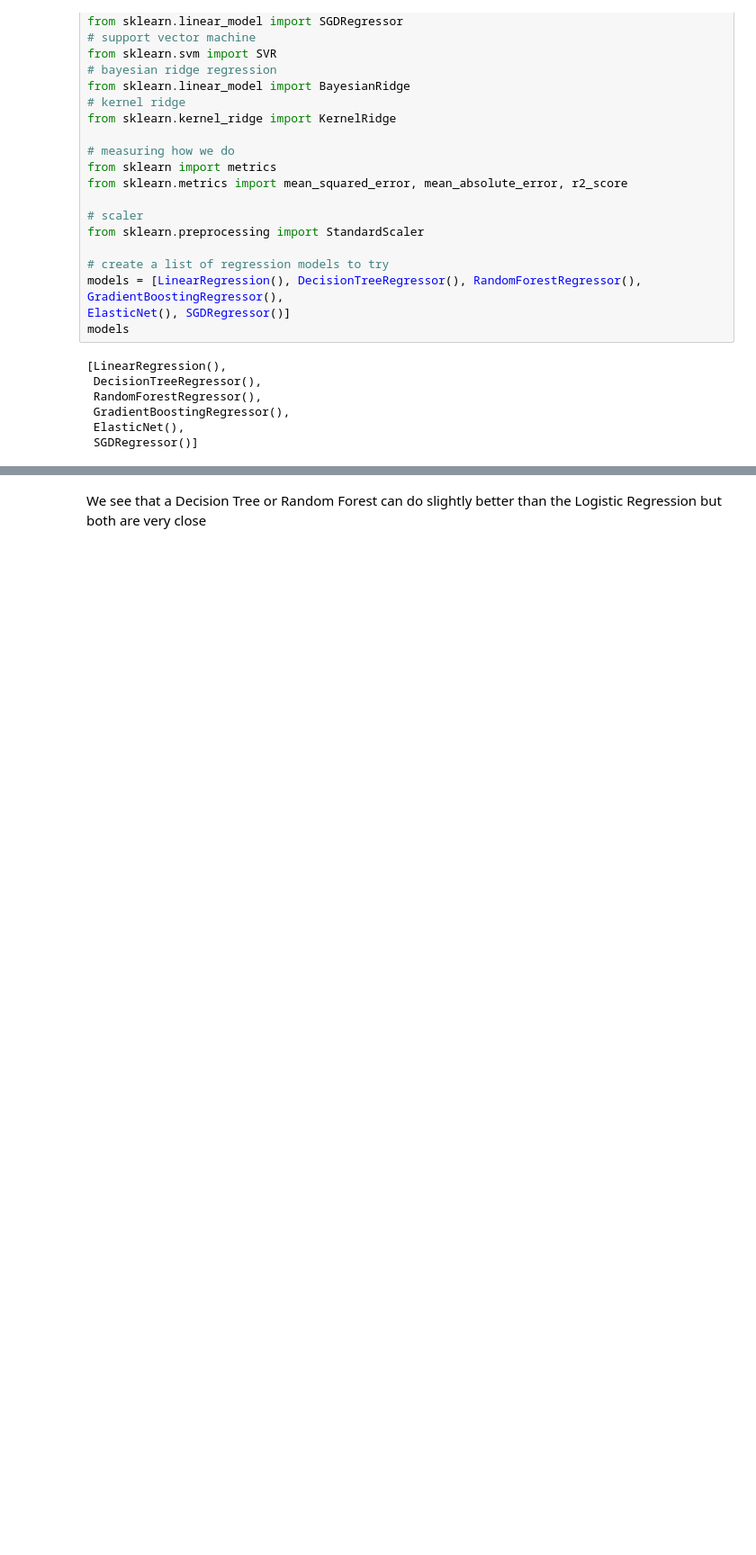
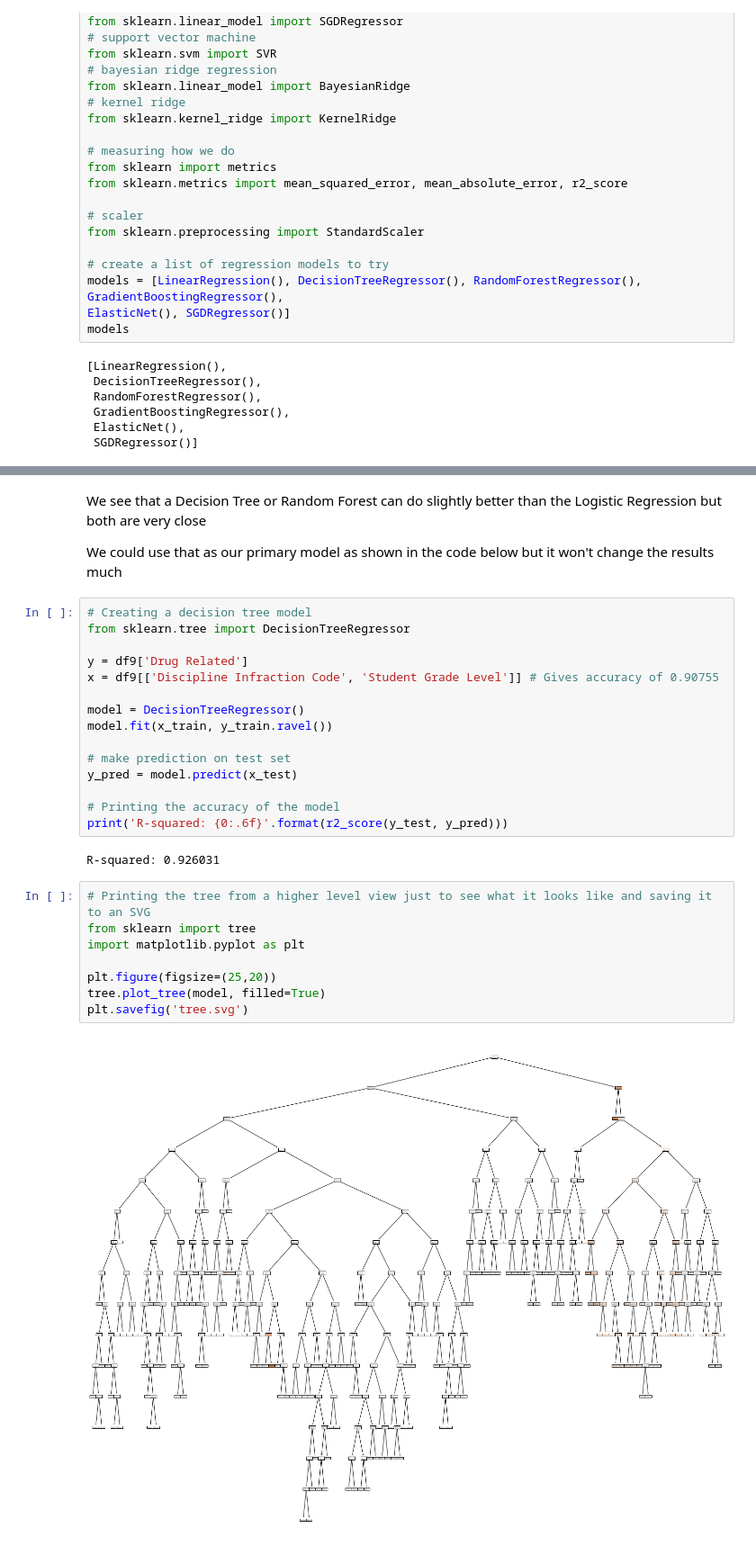
Before and after one commit to TheAidenTv/CS-4403-Assignment-2, a Jupyter notebook: Assignment 2.ipynb, the cells around one changed output, grey strips where cells are left out. Shown at 90% size. Drawn from its saved outputs; the diff is of its cells as text; blank space fills up the shorter version.

Commit message:
Added Decision Tree
Implemented a decision tree model as it was shown to have higher accuracy.

Also included a write up at the end summarising some of my results

```diff
--- a/Assignment 2.ipynb
+++ b/Assignment 2.ipynb
@@ -588,2 +591,31 @@ R-squared: 0.2769
 # %% [markdown]
 We see that a Decision Tree or Random Forest can do slightly better than the Logistic Regression but both are very close
+
+We could use that as our primary model as shown in the code below but it won't change the results much
+# %%
+# Creating a decision tree model
+from sklearn.tree import DecisionTreeRegressor
+
+y = df9['Drug Related']
+x = df9[['Discipline Infraction Code', 'Student Grade Level']] # Gives accuracy of 0.90755
+
+model = DecisionTreeRegressor()
+model.fit(x_train, y_train.ravel())
+
+# make prediction on test set
+y_pred = model.predict(x_test)
+
+# Printing the accuracy of the model
+print('R-squared: {0:.6f}'.format(r2_score(y_test, y_pred)))
+# %% [output]
+R-squared: 0.926031
+# %%
+# Printing the tree from a higher level view just to see what it looks like and saving it to an SVG
+from sklearn import tree
+import matplotlib.pyplot as plt
+
+plt.figure(figsize=(25,20))
+tree.plot_tree(model, filled=True)
+plt.savefig('tree.svg')
+# %% [output]
+[figure, added]
```
Also changed, not shown: parts of 12 cells of this notebook.
